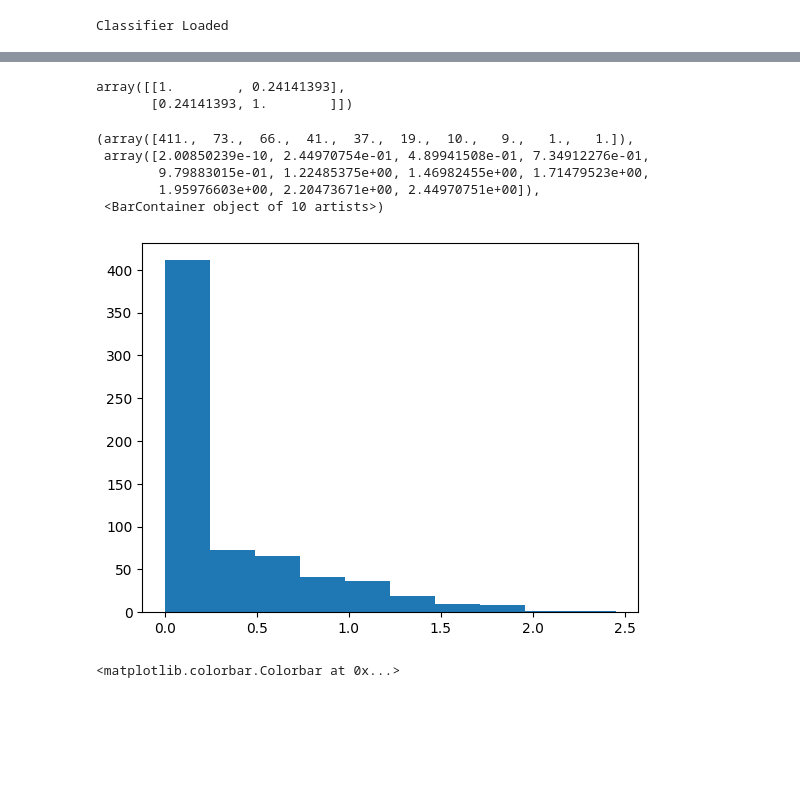
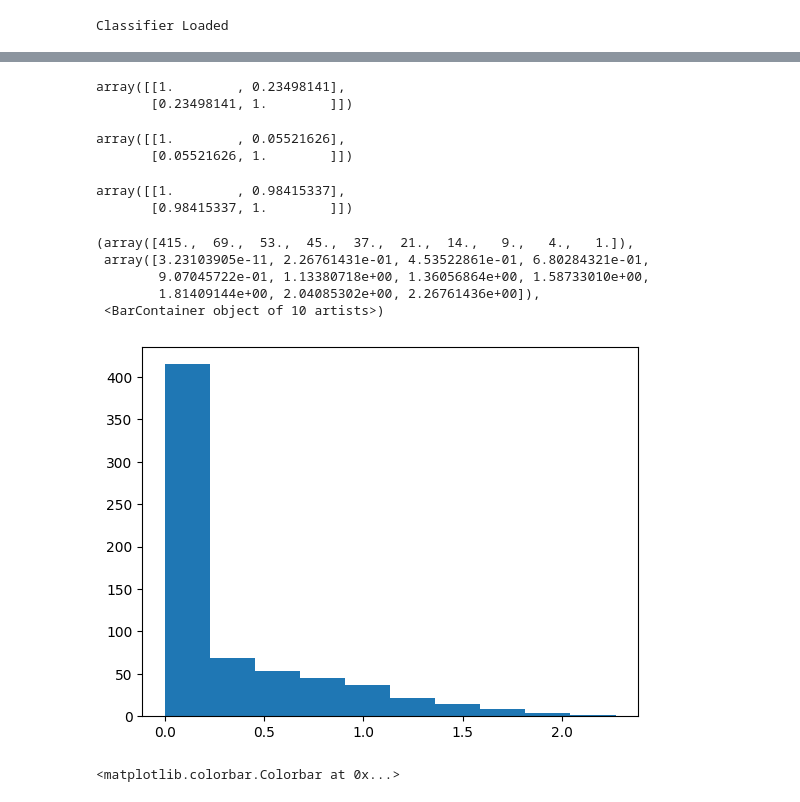
Before and after one commit to jwagenbach/FACT, a Jupyter notebook: extensions/generate_encoder_vs_decoder_correlations.ipynb, the cells around one changed output, grey strips where cells are left out. Cells and saved outputs as stored; diff of their text form; code cells hidden in the pictures; blank space fills up the shorter version.

```diff
--- a/extensions/generate_encoder_vs_decoder_correlations.ipynb
+++ b/extensions/generate_encoder_vs_decoder_correlations.ipynb
@@ -136,23 +125,39 @@ Text(0.5, 1.0, 'Classifier Saliency Map')
 # Compute the pearson correlation between the maps
 # TODO we should also exclude constant/nearly constant pixels?
 
-# Is this correct?? Should double check.
-np.corrcoef(encoder_attributions.flatten(), pipeline_attributions.flatten())
+# Note there are a few ways we could possibly do this, e.g. taking the mean of the feature values first
+# However, I think that unnecessarily discards structure that we might otherwise want to keep.
+pearsons_rho = np.corrcoef(encoder_attributions.flatten(), pipeline_attributions.flatten())
+pearsons_rho
 # %% [output]
-array([[1.        , 0.24141393],
-       [0.24141393, 1.        ]])
+array([[1.        , 0.23498141],
+       [0.23498141, 1.        ]])
+# %%
+# Alternatively, we may want to consider the R**2 value. Assuming a linear relationship + intercept, this is just the
+# Square of the pearson coefficient.
+pearsons_rho**2
+# %% [output]
+array([[1.        , 0.05521626],
+       [0.05521626, 1.        ]])
+# %%
+# Finally we can look at what happens when we first aggregate across the images
+pearsons_rho_agg = np.corrcoef(encoder_attributions.mean(axis=0).flatten(), pipeline_attributions.mean(axis=0).flatten())
+pearsons_rho_agg
+# %% [output]
+array([[1.        , 0.98415337],
+       [0.98415337, 1.        ]])
 # %%
 dots = (encoder_attributions*pipeline_attributions).mean(axis=0).squeeze()
-dots = dots[dots > 0]
+dots = dots[np.abs(dots) > 0]
 
 plt.hist(dots.flatten())
 # %% [output]
-(array([411.,  73.,  66.,  41.,  37.,  19.,  10.,   9.,   1.,   1.]),
- array([2.00850239e-10, 2.44970754e-01, 4.89941508e-01, 7.34912276e-01,
-        9.79883015e-01, 1.22485375e+00, 1.46982455e+00, 1.71479523e+00,
-        1.95976603e+00, 2.20473671e+00, 2.44970751e+00]),
+(array([415.,  69.,  53.,  45.,  37.,  21.,  14.,   9.,   4.,   1.]),
+ array([3.23103905e-11, 2.26761431e-01, 4.53522861e-01, 6.80284321e-01,
+        9.07045722e-01, 1.13380718e+00, 1.36056864e+00, 1.58733010e+00,
+        1.81409144e+00, 2.04085302e+00, 2.26761436e+00]),
  <BarContainer object of 10 artists>)
-[figure, old version]
+[figure, new version]
 # %%
 plt.imshow((encoder_attributions*pipeline_attributions).mean(axis=0).squeeze(), cmap='gray_r')
 plt.colorbar()
```
Also changed, not shown: parts of 10 cells of this notebook, 10 other files.
